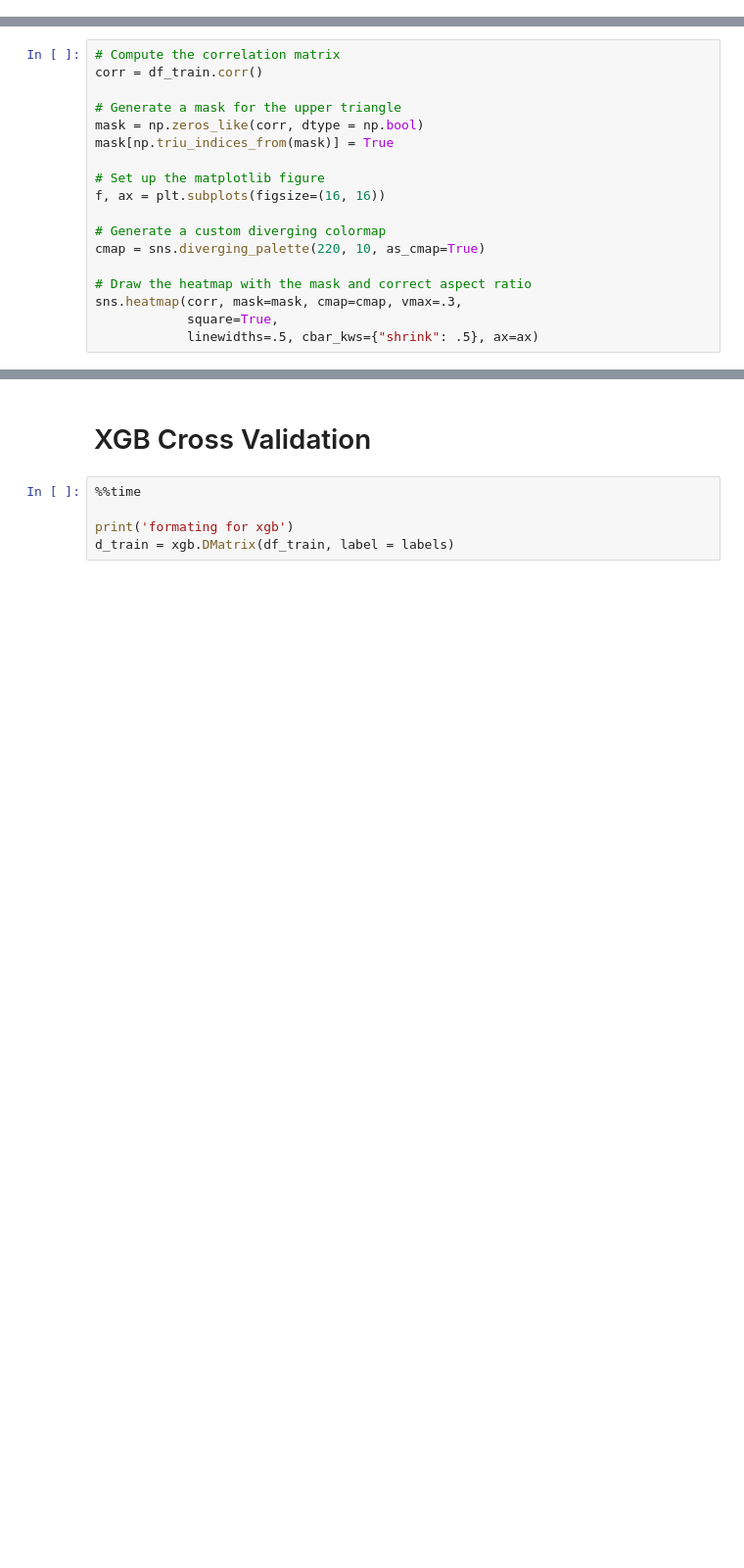
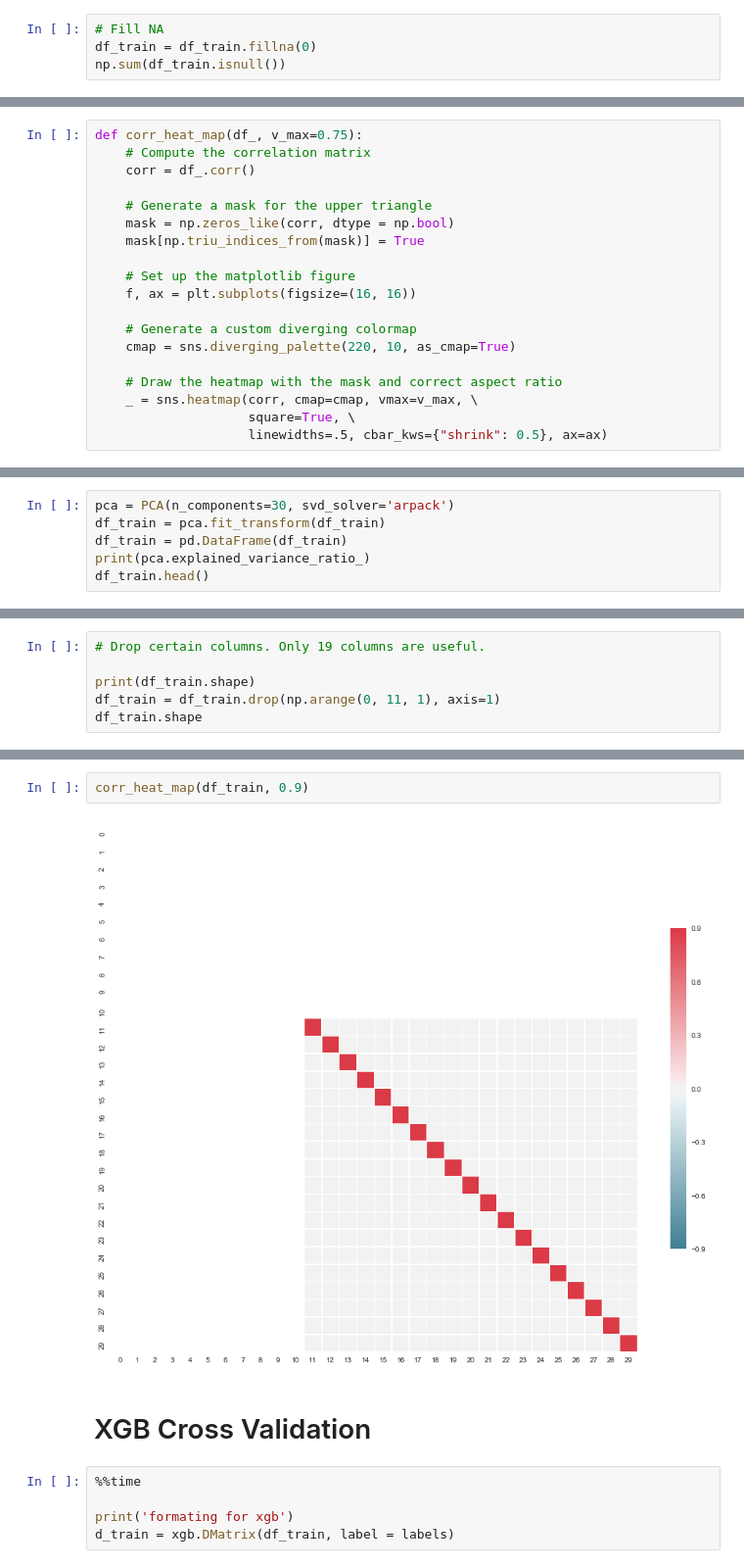
Before and after one commit to wernerchao/instacart, a Jupyter notebook: jupyter/pipeline.ipynb, the cells around one changed output, grey strips where cells are left out. Shown: that part at 98% size. Saved outputs shown, nothing was run; the diff lists cells and outputs as text; blank space fills up the shorter version.

```diff
--- a/jupyter/pipeline.ipynb
+++ b/jupyter/pipeline.ipynb
@@ -120,0 +169,4 @@ print(df_train.shape)
+# %%
+# Fill NA
+df_train = df_train.fillna(0)
+np.sum(df_train.isnull())
@@ -121,18 +205,19 @@ print(df_train.shape)
 # %%
-# Compute the correlation matrix
-corr = df_train.corr()
+def corr_heat_map(df_, v_max=0.75):
+    # Compute the correlation matrix
+    corr = df_.corr()
 
-# Generate a mask for the upper triangle
-mask = np.zeros_like(corr, dtype = np.bool)
-mask[np.triu_indices_from(mask)] = True
+    # Generate a mask for the upper triangle
+    mask = np.zeros_like(corr, dtype = np.bool)
+    mask[np.triu_indices_from(mask)] = True
 
-# Set up the matplotlib figure
-f, ax = plt.subplots(figsize=(16, 16))
+    # Set up the matplotlib figure
+    f, ax = plt.subplots(figsize=(16, 16))
 
-# Generate a custom diverging colormap
-cmap = sns.diverging_palette(220, 10, as_cmap=True)
+    # Generate a custom diverging colormap
+    cmap = sns.diverging_palette(220, 10, as_cmap=True)
 
-# Draw the heatmap with the mask and correct aspect ratio
-sns.heatmap(corr, mask=mask, cmap=cmap, vmax=.3,
-            square=True,
-            linewidths=.5, cbar_kws={"shrink": .5}, ax=ax)
+    # Draw the heatmap with the mask and correct aspect ratio
+    _ = sns.heatmap(corr, cmap=cmap, vmax=v_max, \
+                    square=True, \
+                    linewidths=.5, cbar_kws={"shrink": 0.5}, ax=ax)
@@ -166,0 +224,6 @@ df_train.head()
+# %%
+pca = PCA(n_components=30, svd_solver='arpack')
+df_train = pca.fit_transform(df_train)
+df_train = pd.DataFrame(df_train)
+print(pca.explained_variance_ratio_)
+df_train.head()
@@ -166,0 +246,6 @@ df_train.head()
+# %%
+# Drop certain columns. Only 19 columns are useful.
+
+print(df_train.shape)
+df_train = df_train.drop(np.arange(0, 11, 1), axis=1)
+df_train.shape
@@ -167,3 +255,7 @@ df_train.head()
+# %%
+corr_heat_map(df_train, 0.9)
+# %% [output]
+[figure, added]
 # %% [markdown]
 # XGB Cross Validation
 # %%
```
Also changed, not shown: parts of 49 cells of this notebook, 9 other files.
